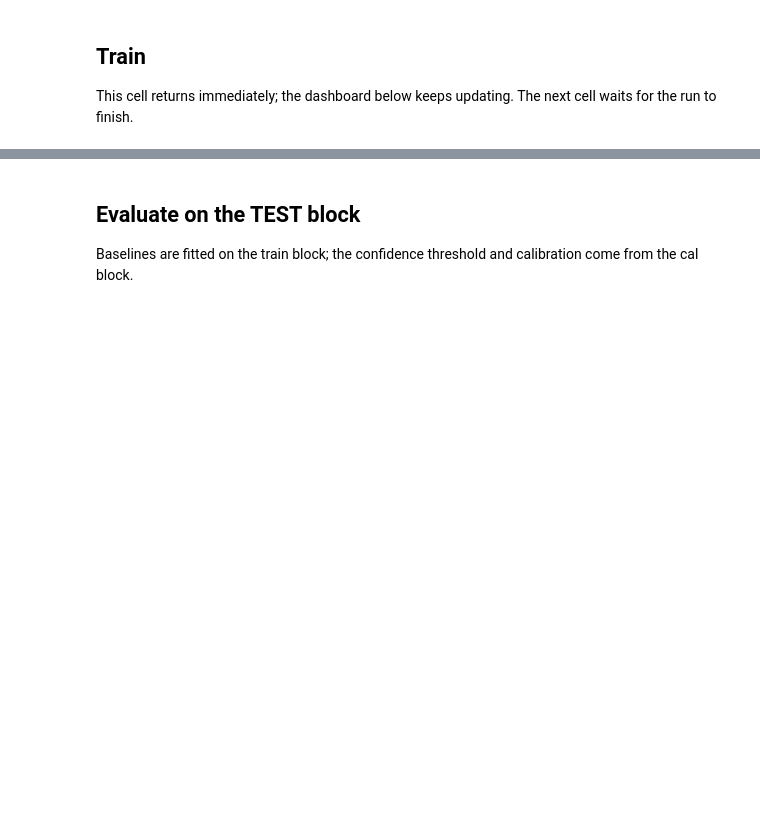
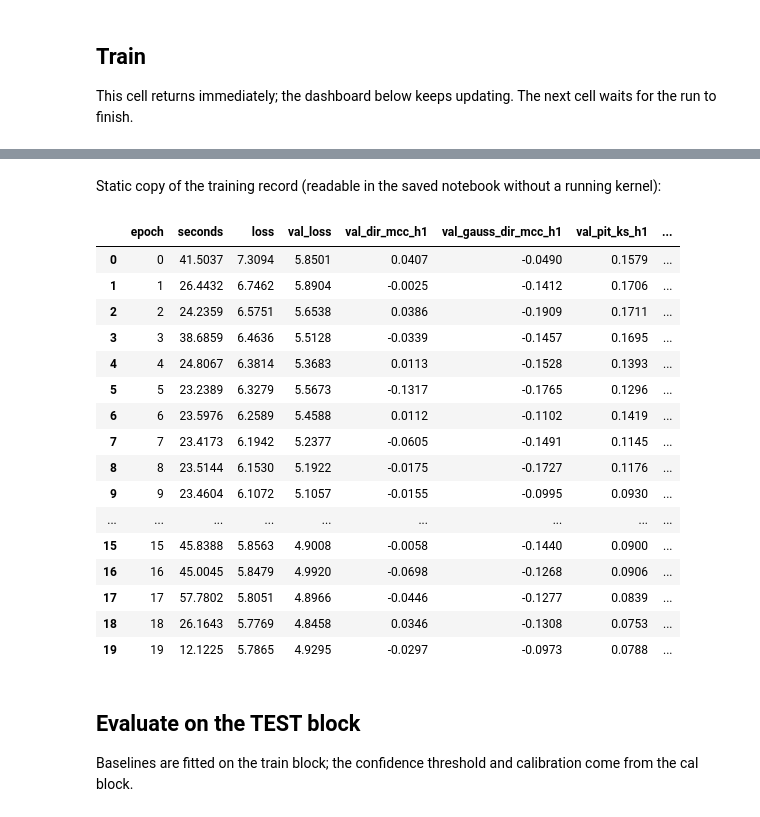
Before and after one commit to another-worlds/neural_trade, a Jupyter notebook: notebooks/01_train_and_monitor.ipynb, the cells around one changed output, grey strips where cells are left out. Drawn from its saved outputs; the diff is of its cells as text; code cells hidden in the pictures; blank space fills up the shorter version.

```diff
--- a/notebooks/01_train_and_monitor.ipynb
+++ b/notebooks/01_train_and_monitor.ipynb
@@ -46,3 +54,26 @@ print(session.status, "-", len(session.history), "epochs")
+# %% [markdown]
+Static copy of the training record (readable in the saved notebook without a running kernel):
+# %%
+display(session.history_frame().round(4))
+session.curves_figure().show()
+# %% [output]
+|  | epoch | seconds | loss | val_loss | val_dir_mcc_h1 | val_gauss_dir_mcc_h1 | val_pit_ks_h1 | ... |
+| 0 | 0 | 41.5037 | 7.3094 | 5.8501 | 0.0407 | -0.0490 | 0.1579 | ... |
+| 1 | 1 | 26.4432 | 6.7462 | 5.8904 | -0.0025 | -0.1412 | 0.1706 | ... |
+| 2 | 2 | 24.2359 | 6.5751 | 5.6538 | 0.0386 | -0.1909 | 0.1711 | ... |
+| 3 | 3 | 38.6859 | 6.4636 | 5.5128 | -0.0339 | -0.1457 | 0.1695 | ... |
+| 4 | 4 | 24.8067 | 6.3814 | 5.3683 | 0.0113 | -0.1528 | 0.1393 | ... |
+| 5 | 5 | 23.2389 | 6.3279 | 5.5673 | -0.1317 | -0.1765 | 0.1296 | ... |
+| 6 | 6 | 23.5976 | 6.2589 | 5.4588 | 0.0112 | -0.1102 | 0.1419 | ... |
+| 7 | 7 | 23.4173 | 6.1942 | 5.2377 | -0.0605 | -0.1491 | 0.1145 | ... |
+| 8 | 8 | 23.5144 | 6.1530 | 5.1922 | -0.0175 | -0.1727 | 0.1176 | ... |
+| 9 | 9 | 23.4604 | 6.1072 | 5.1057 | -0.0155 | -0.0995 | 0.0930 | ... |
+| ... | ... | ... | ... | ... | ... | ... | ... | ... |
+| 15 | 15 | 45.8388 | 5.8563 | 4.9008 | -0.0058 | -0.1440 | 0.0900 | ... |
+| 16 | 16 | 45.0045 | 5.8479 | 4.9920 | -0.0698 | -0.1268 | 0.0906 | ... |
+| 17 | 17 | 57.7802 | 5.8051 | 4.8966 | -0.0446 | -0.1277 | 0.0839 | ... |
+| 18 | 18 | 26.1643 | 5.7769 | 4.8458 | 0.0346 | -0.1308 | 0.0753 | ... |
+| 19 | 19 | 12.1225 | 5.7865 | 4.9295 | -0.0297 | -0.0973 | 0.0788 | ... |
 # %% [markdown]
 ## Evaluate on the TEST block
 
```
Also changed, not shown: parts of 4 cells of this notebook, 16 other files.
